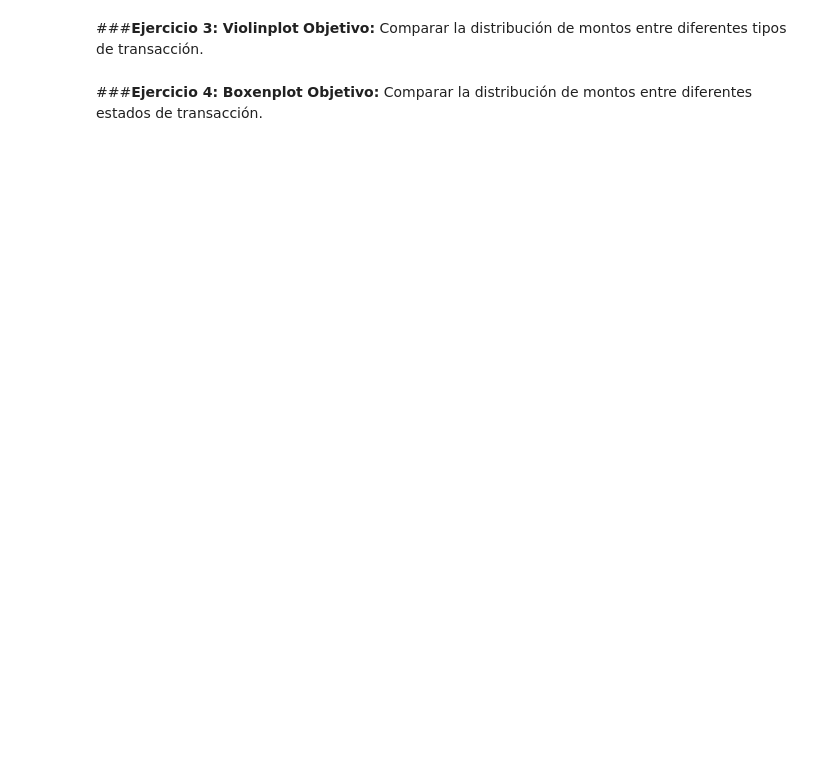
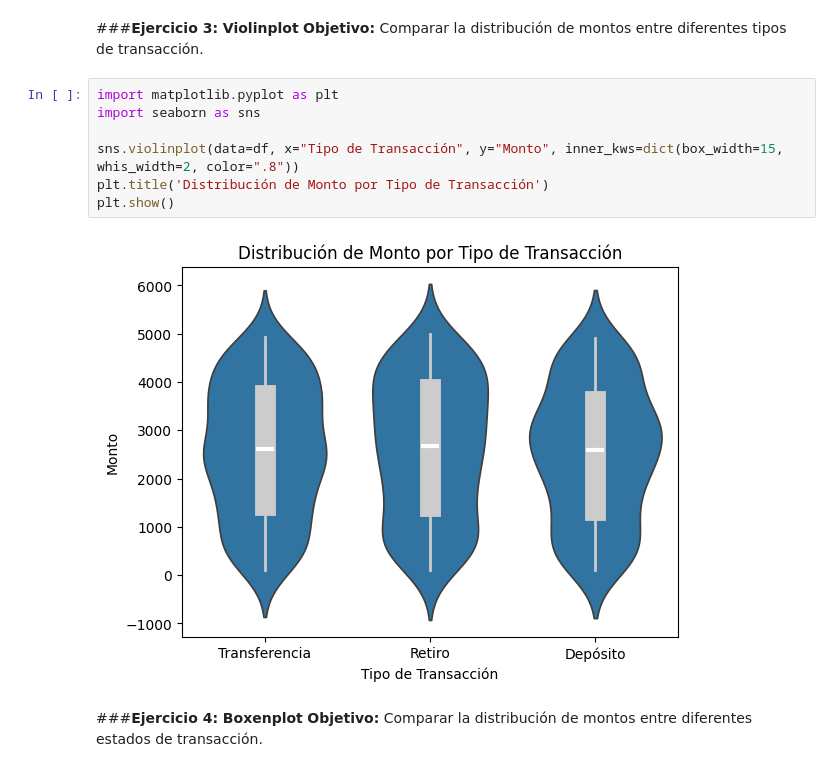
Before and after one commit to GustavoBD-Dev/AnalyticalModelsWithPythonCourse, a Jupyter notebook: 05_Seaborn.ipynb, the cells around one changed output. Cells and saved outputs as stored; diff of their text form; blank space fills up the shorter version.

```diff
--- a/05_Seaborn.ipynb
+++ b/05_Seaborn.ipynb
@@ -150,6 +178,15 @@ df.head()
 # %% [markdown]
 ###**Ejercicio 3: Violinplot**
 **Objetivo:** Comparar la distribución de montos entre diferentes tipos de transacción.
+# %%
+import matplotlib.pyplot as plt
+import seaborn as sns
+
+sns.violinplot(data=df, x="Tipo de Transacción", y="Monto", inner_kws=dict(box_width=15, whis_width=2, color=".8"))
+plt.title('Distribución de Monto por Tipo de Transacción')
+plt.show()
+# %% [output]
+[figure, added]
 # %% [markdown]
 ###**Ejercicio 4: Boxenplot**
 **Objetivo:** Comparar la distribución de montos entre diferentes estados de transacción.
```
Also changed, not shown: parts of 10 cells of this notebook.
